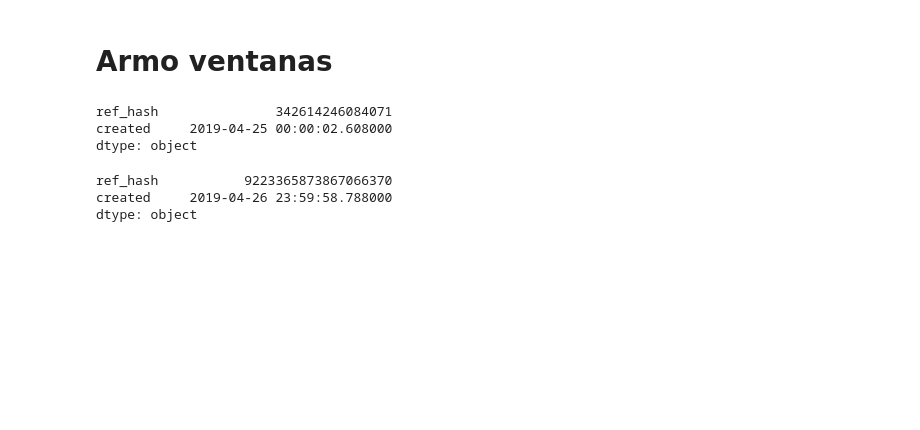
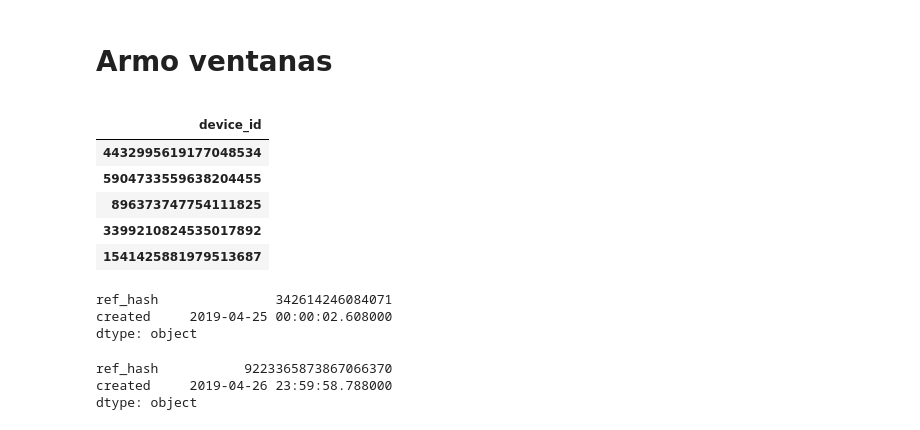
Before and after one commit to mateoicalvo/7506, a Jupyter notebook: tp2/modelo/feature_engineering/feature_conversion.ipynb, the cells around one changed output. Saved outputs shown, nothing was run; the diff lists cells and outputs as text; code cells hidden in the pictures; blank space fills up the shorter version.

```diff
--- a/tp2/modelo/feature_engineering/feature_conversion.ipynb
+++ b/tp2/modelo/feature_engineering/feature_conversion.ipynb
@@ -126,6 +126,24 @@ installs.head()
 | 435184 | 1541425881979513687 | 2019-04-18 00:00:06.795 | 339 | 0 | False | False | NaN | 6.794880e+18 | ... |
 # %% [markdown]
 # Armo ventanas
+# %%
+def armar_ventanas(dataset,col_fecha):
+    """Recibe el dataset y una string indicando el
+    nombre de la columna que lleva la fecha"""
+
+    ventanas = []
+    for x in range(5):
+        ventanas.append((dataset.loc[((18+x) <= dataset[col_fecha].dt.day) & (dataset[col_fecha].dt.day <= (20+x))]))
+    return ventanas
+# %%
+def target_ventanas(ventanas):
+    entrenamientos = []
+    for ventana in ventanas:
+        ent = ventana["ref_hash"].drop_duplicates().to_frame()
+        ent.rename(columns ={"ref_hash":"device_id"},inplace = True)
+        ent.set_index("device_id", inplace=True)
+        entrenamientos.append(ent)
+    return entrenamientos
 # %%
 def ventanas_validacion(dataset,col_fecha,col_dispositivo):
     tiempos = []
@@ -148,3 +168,17 @@ vent_validacion = ventanas_validacion(installs,"created","ref_hash")
+# %%
+ventanas = armar_ventanas(installs,"created")
+# %%
+targets = target_ventanas(ventanas)
+# %%
+targets[0].head()
+# %% [output]
+|  |
+| device_id |
+| 4432995619177048534 |
+| 5904733559638204455 |
+| 896373747754111825 |
+| 3399210824535017892 |
+| 1541425881979513687 |
 # %%
 v = vent_validacion[4]
 # %%
```
Also changed, not shown: parts of 2 cells of this notebook, 1 other file.
